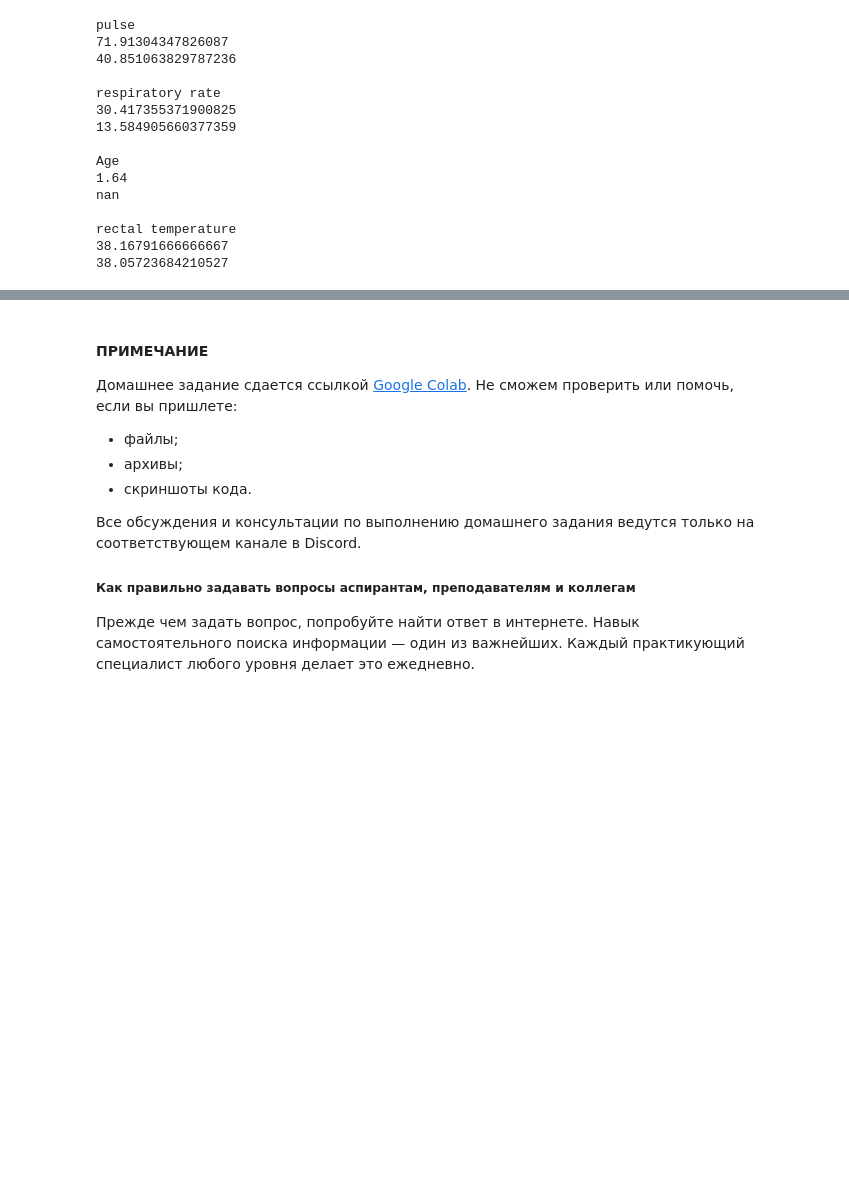
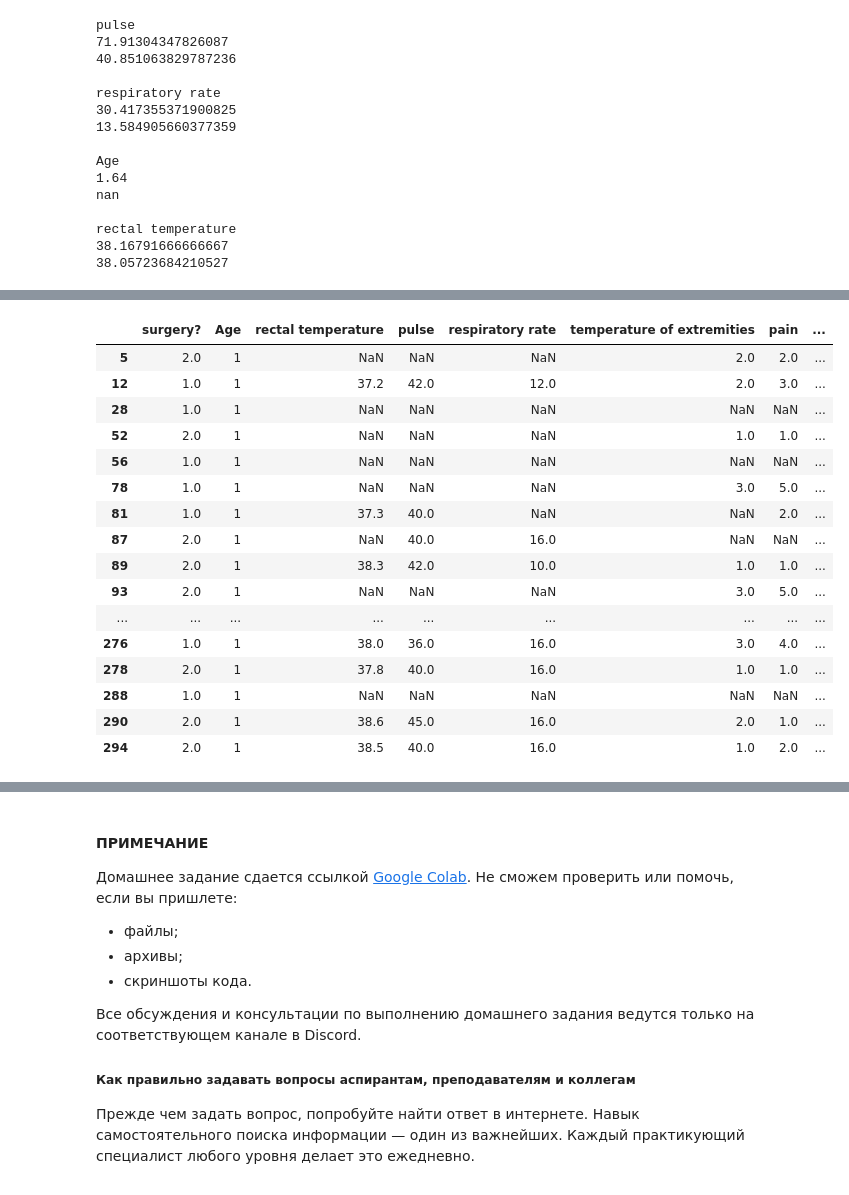
Before and after one commit to stefkong1982/-, a Jupyter notebook: Статистика в Python/Лекция Базовые понятия статистики/ДЗ_Кондратьев_STPY-48_к лекции Базовые понятия статистики.ipynb, the cells around one changed output, grey strips where cells are left out. Drawn from its saved outputs; the diff is of its cells as text; code cells hidden in the pictures; blank space fills up the shorter version.

```diff
--- a/Статистика в Python/Лекция Базовые понятия статистики/ДЗ_Кондратьев_STPY-48_к лекции Базовые понятия статистики.ipynb
+++ b/Статистика в Python/Лекция Базовые понятия статистики/ДЗ_Кондратьев_STPY-48_к лекции Базовые понятия статистики.ipynb
@@ -121,0 +158,21 @@ rectal temperature
+# %%
+data = data.drop(data[(data['respiratory rate'] < 8) | (data['respiratory rate'] > 16)].index)
+data
+# %% [output]
+|  | surgery? | Age | rectal temperature | pulse | respiratory rate | temperature of extremities | pain | ... |
+| 5 | 2.0 | 1 | NaN | NaN | NaN | 2.0 | 2.0 | ... |
+| 12 | 1.0 | 1 | 37.2 | 42.0 | 12.0 | 2.0 | 3.0 | ... |
+| 28 | 1.0 | 1 | NaN | NaN | NaN | NaN | NaN | ... |
+| 52 | 2.0 | 1 | NaN | NaN | NaN | 1.0 | 1.0 | ... |
+| 56 | 1.0 | 1 | NaN | NaN | NaN | NaN | NaN | ... |
+| 78 | 1.0 | 1 | NaN | NaN | NaN | 3.0 | 5.0 | ... |
+| 81 | 1.0 | 1 | 37.3 | 40.0 | NaN | NaN | 2.0 | ... |
+| 87 | 2.0 | 1 | NaN | 40.0 | 16.0 | NaN | NaN | ... |
+| 89 | 2.0 | 1 | 38.3 | 42.0 | 10.0 | 1.0 | 1.0 | ... |
+| 93 | 2.0 | 1 | NaN | NaN | NaN | 3.0 | 5.0 | ... |
+| ... | ... | ... | ... | ... | ... | ... | ... | ... |
+| 276 | 1.0 | 1 | 38.0 | 36.0 | 16.0 | 3.0 | 4.0 | ... |
+| 278 | 2.0 | 1 | 37.8 | 40.0 | 16.0 | 1.0 | 1.0 | ... |
+| 288 | 1.0 | 1 | NaN | NaN | NaN | NaN | NaN | ... |
+| 290 | 2.0 | 1 | 38.6 | 45.0 | 16.0 | 2.0 | 1.0 | ... |
+| 294 | 2.0 | 1 | 38.5 | 40.0 | 16.0 | 1.0 | 2.0 | ... |
```
Also changed, not shown: parts of 6 cells of this notebook.
